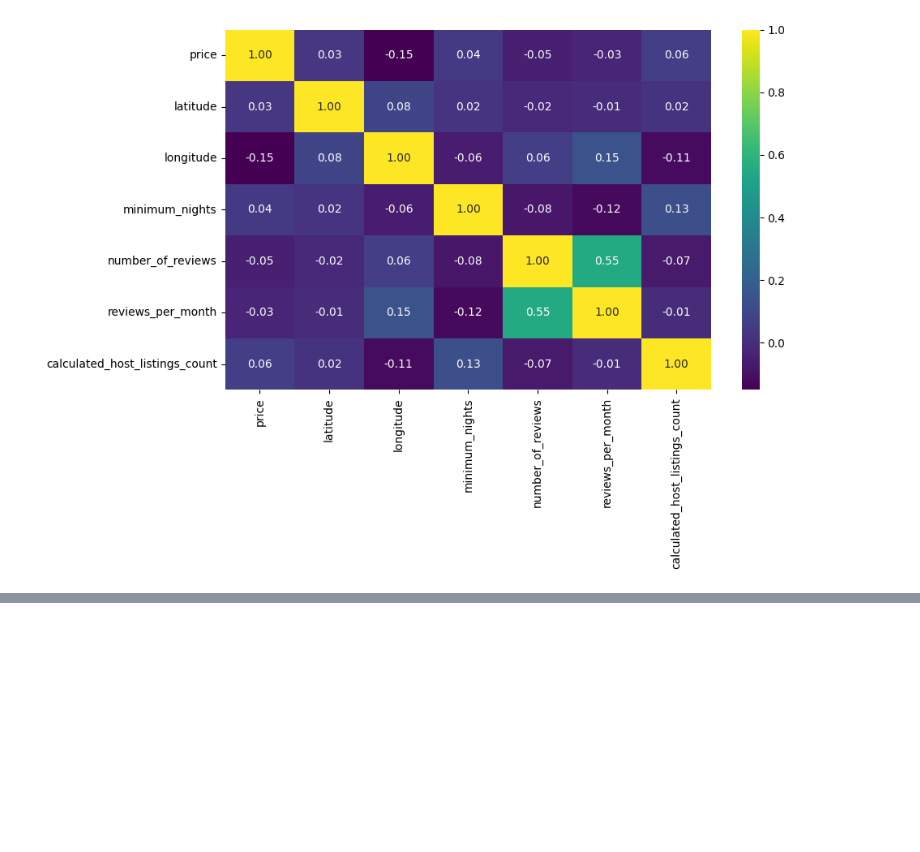
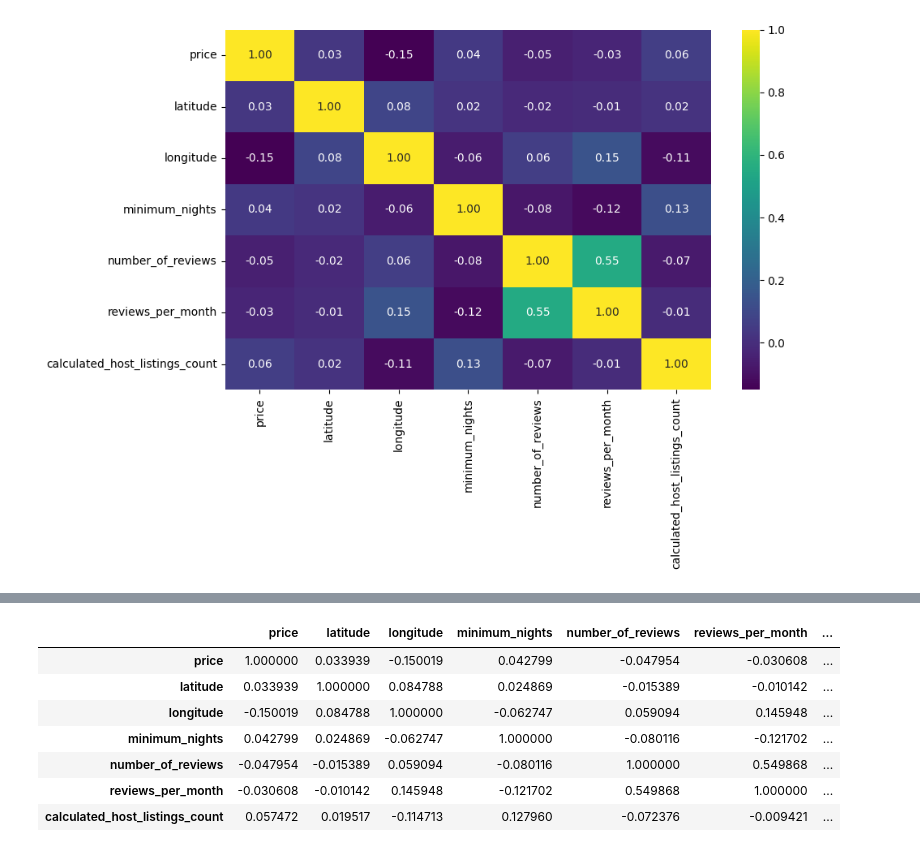
Before and after one commit to correaliesel138-a11y/Final_project_LR_Turbo, a Jupyter notebook: src/1_ds_pt-22_EDA_airbnb.ipynb, the cells around one changed output, grey strips where cells are left out. Cells and saved outputs as stored; diff of their text form; code cells hidden in the pictures; blank space fills up the shorter version.

```diff
--- a/src/1_ds_pt-22_EDA_airbnb.ipynb
+++ b/src/1_ds_pt-22_EDA_airbnb.ipynb
@@ -504,0 +485,11 @@ plt.show()
+# %%
+total_data[cols_num].corr()
+# %% [output]
+|  | price | latitude | longitude | minimum_nights | number_of_reviews | reviews_per_month | ... |
+| price | 1.000000 | 0.033939 | -0.150019 | 0.042799 | -0.047954 | -0.030608 | ... |
+| latitude | 0.033939 | 1.000000 | 0.084788 | 0.024869 | -0.015389 | -0.010142 | ... |
+| longitude | -0.150019 | 0.084788 | 1.000000 | -0.062747 | 0.059094 | 0.145948 | ... |
+| minimum_nights | 0.042799 | 0.024869 | -0.062747 | 1.000000 | -0.080116 | -0.121702 | ... |
+| number_of_reviews | -0.047954 | -0.015389 | 0.059094 | -0.080116 | 1.000000 | 0.549868 | ... |
+| reviews_per_month | -0.030608 | -0.010142 | 0.145948 | -0.121702 | 0.549868 | 1.000000 | ... |
+| calculated_host_listings_count | 0.057472 | 0.019517 | -0.114713 | 0.127960 | -0.072376 | -0.009421 | ... |
```
Also changed, not shown: parts of 14 cells of this notebook, 6 other files.
